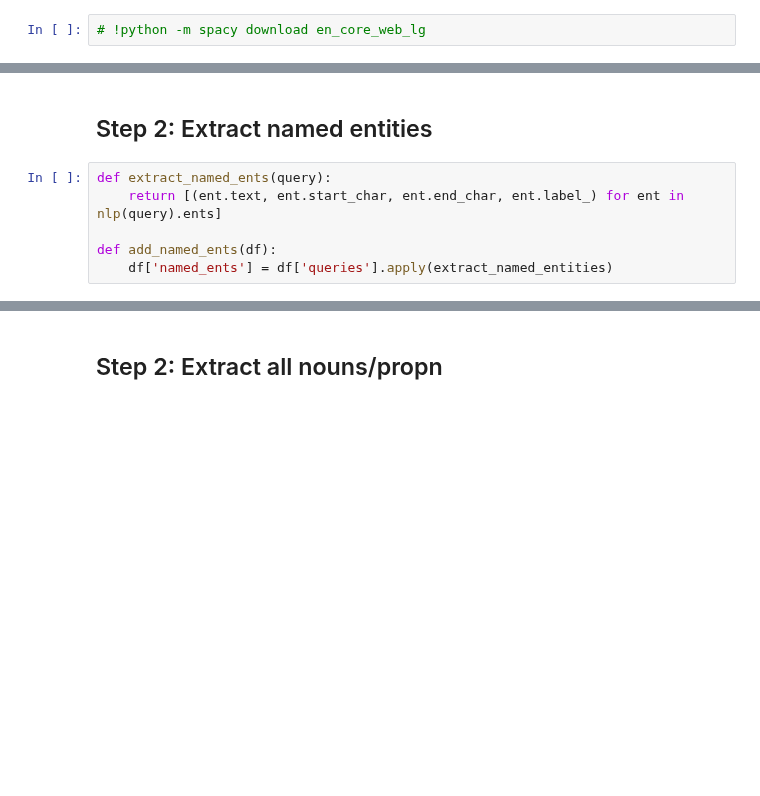
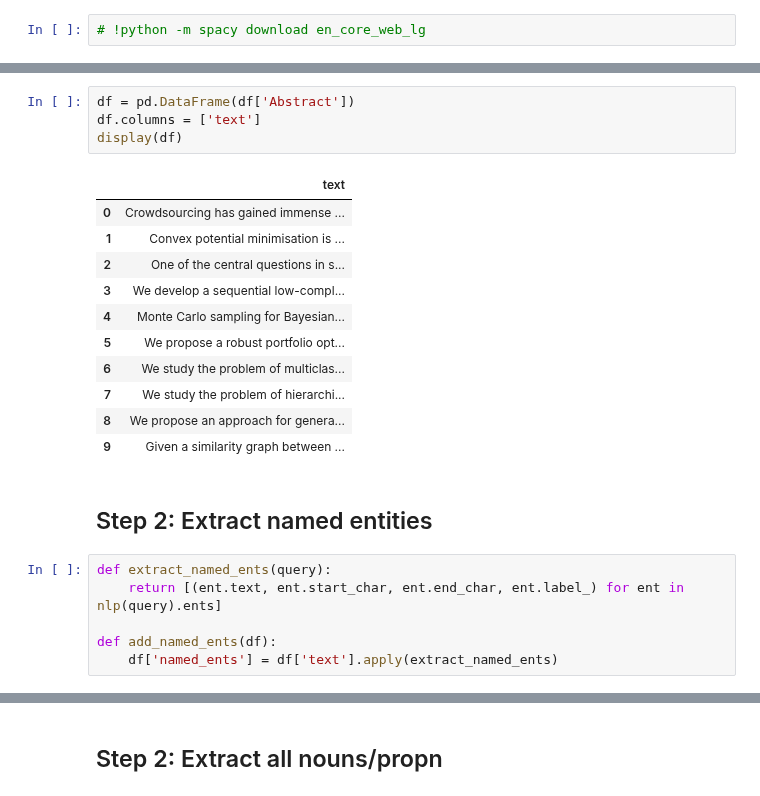
Before and after one commit to SocialSharma/named_entity_recognition, a Jupyter notebook: entity_extraction_v1.ipynb, the cells around one changed output, grey strips where cells are left out. Saved outputs shown, nothing was run; the diff lists cells and outputs as text; blank space fills up the shorter version.

```diff
--- a/entity_extraction_v1.ipynb
+++ b/entity_extraction_v1.ipynb
@@ -114,3 +131,19 @@ display(df)
+# %%
+df = pd.DataFrame(df['Abstract'])
+df.columns = ['text']
+display(df)
+# %% [output]
+|  | text |
+| 0 | Crowdsourcing has gained immense ... |
+| 1 | Convex potential minimisation is ... |
+| 2 | One of the central questions in s... |
+| 3 | We develop a sequential low-compl... |
+| 4 | Monte Carlo sampling for Bayesian... |
+| 5 | We propose a robust portfolio opt... |
+| 6 | We study the problem of multiclas... |
+| 7 | We study the problem of hierarchi... |
+| 8 | We propose an approach for genera... |
+| 9 | Given a similarity graph between ... |
 # %% [markdown]
 ## Step 2: Extract named entities
 # %%
@@ -118,7 +151,7 @@ def extract_named_ents(query):
     return [(ent.text, ent.start_char, ent.end_char, ent.label_) for ent in nlp(query).ents]
 
 def add_named_ents(df):
-    df['named_ents'] = df['queries'].apply(extract_named_entities)
+    df['named_ents'] = df['text'].apply(extract_named_ents)
 # %%
 add_named_ents(df)
 display(df)
```
Also changed, not shown: parts of 15 cells of this notebook.
